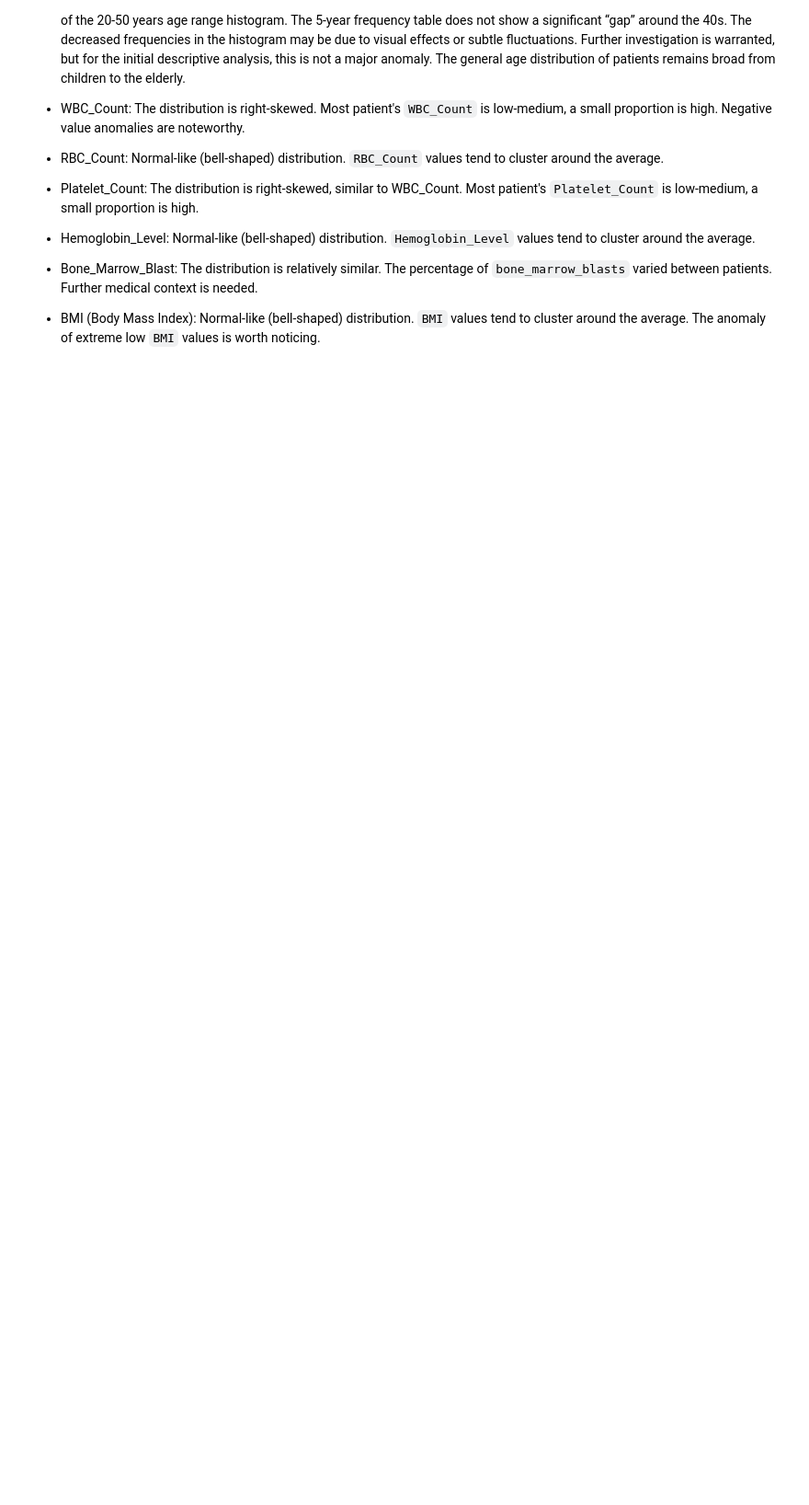
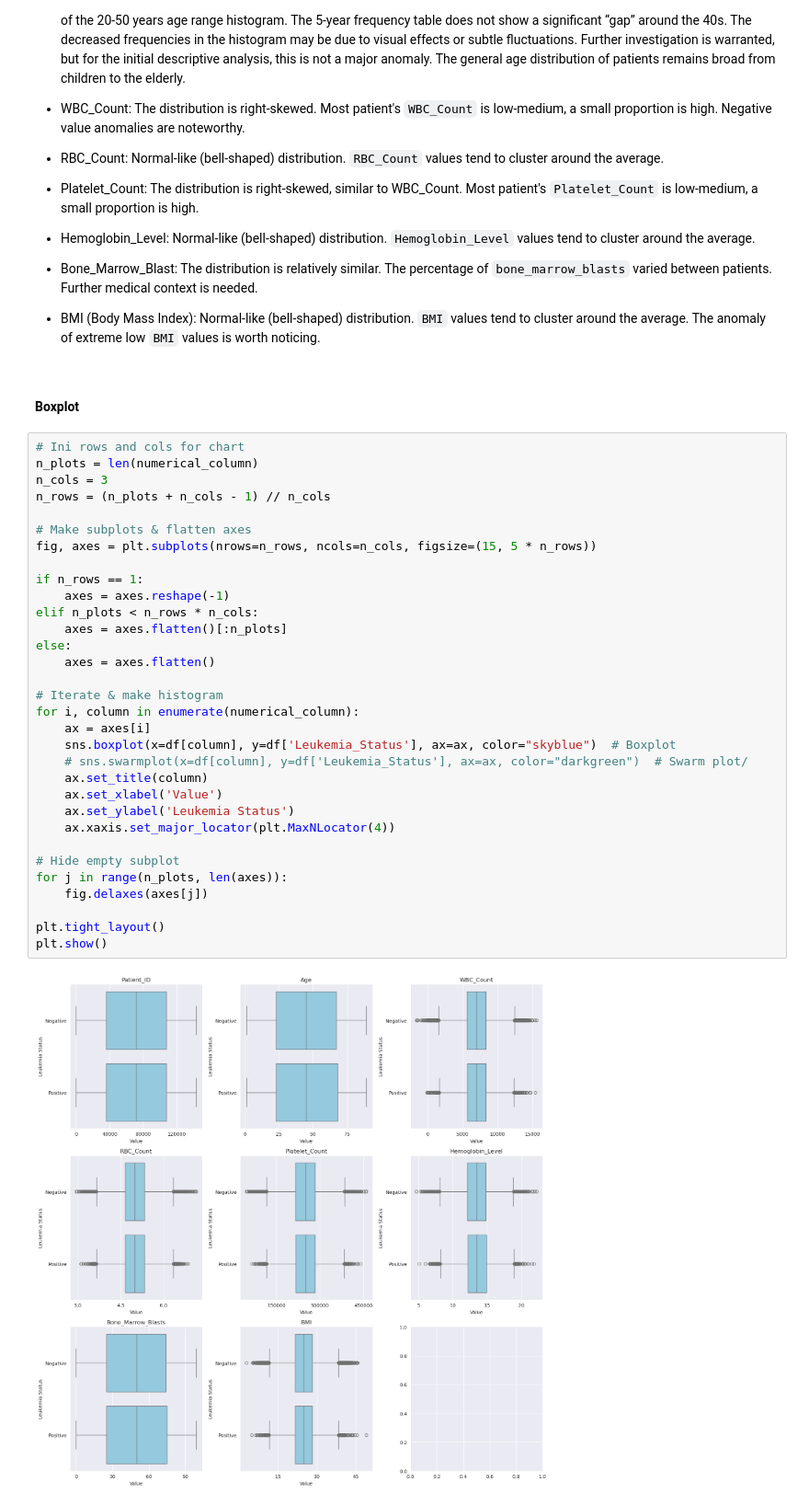
Before and after one commit to RizkiRdm/leukemia-projects, a Jupyter notebook: notebooks/statistic_descriptive_leukemia/statistic_leukimia_analysis.ipynb, the cells around one changed output. Shown at 92% size. Cells and saved outputs as stored; diff of their text form; blank space fills up the shorter version.

Commit message:
onp: make a visualization. finish make a boxplot and the insight

```diff
--- a/notebooks/statistic_descriptive_leukemia/statistic_leukimia_analysis.ipynb
+++ b/notebooks/statistic_descriptive_leukemia/statistic_leukimia_analysis.ipynb
@@ -255,3 +403,39 @@ plt.show()
 
 - BMI (Body Mass Index):
     Normal-like (bell-shaped) distribution. `BMI` values tend to cluster around the average. The anomaly of extreme low `BMI` values is worth noticing.
+# %% [markdown]
+#### Boxplot
+# %%
+# Ini rows and cols for chart
+n_plots = len(numerical_column)
+n_cols = 3
+n_rows = (n_plots + n_cols - 1) // n_cols
+
+# Make subplots & flatten axes
+fig, axes = plt.subplots(nrows=n_rows, ncols=n_cols, figsize=(15, 5 * n_rows))
+
+if n_rows == 1:
+    axes = axes.reshape(-1)
+elif n_plots < n_rows * n_cols:
+    axes = axes.flatten()[:n_plots]
+else:
+    axes = axes.flatten()
+
+# Iterate & make histogram
+for i, column in enumerate(numerical_column):
+    ax = axes[i]
+    sns.boxplot(x=df[column], y=df['Leukemia_Status'], ax=ax, color="skyblue")  # Boxplot
+    # sns.swarmplot(x=df[column], y=df['Leukemia_Status'], ax=ax, color="darkgreen")  # Swarm plot/
+    ax.set_title(column)
+    ax.set_xlabel('Value')
+    ax.set_ylabel('Leukemia Status')
+    ax.xaxis.set_major_locator(plt.MaxNLocator(4))
+
+# Hide empty subplot
+for j in range(n_plots, len(axes)):
+    fig.delaxes(axes[j])
+
+plt.tight_layout()
+plt.show()
+# %% [output]
+[figure, added]
```
Also changed, not shown: parts of 13 cells of this notebook.
